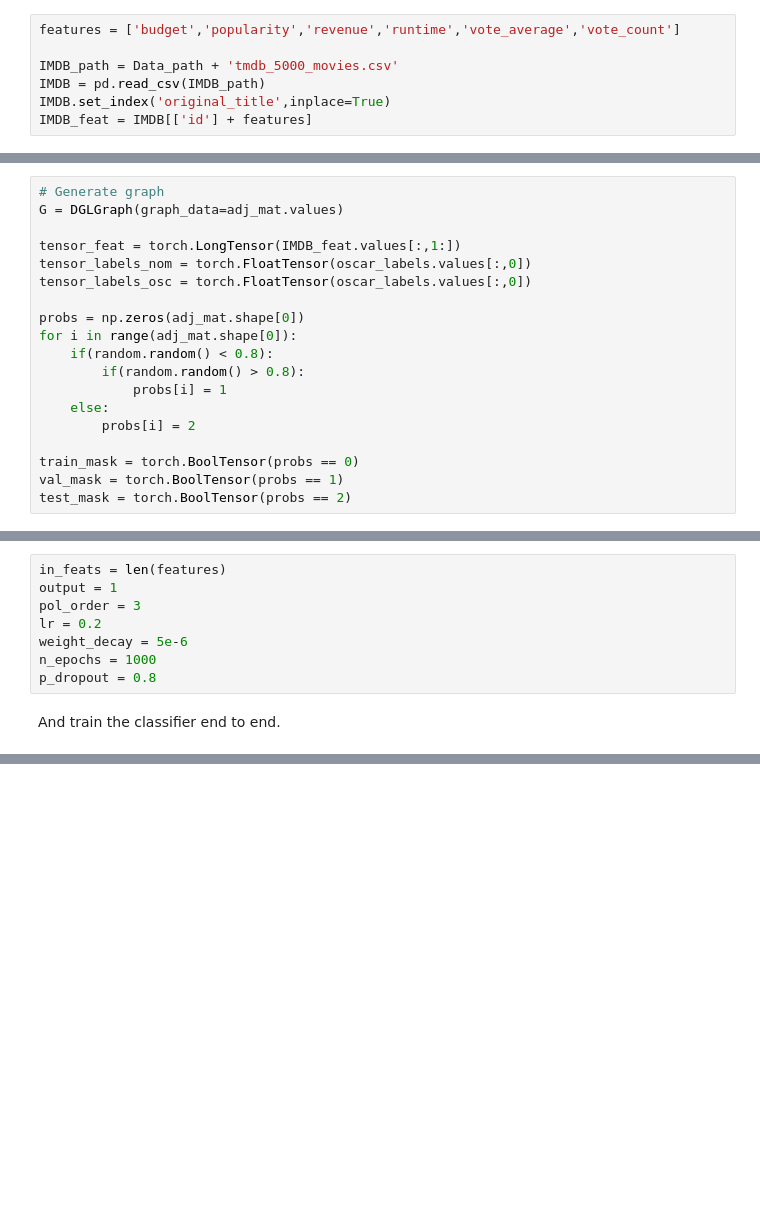
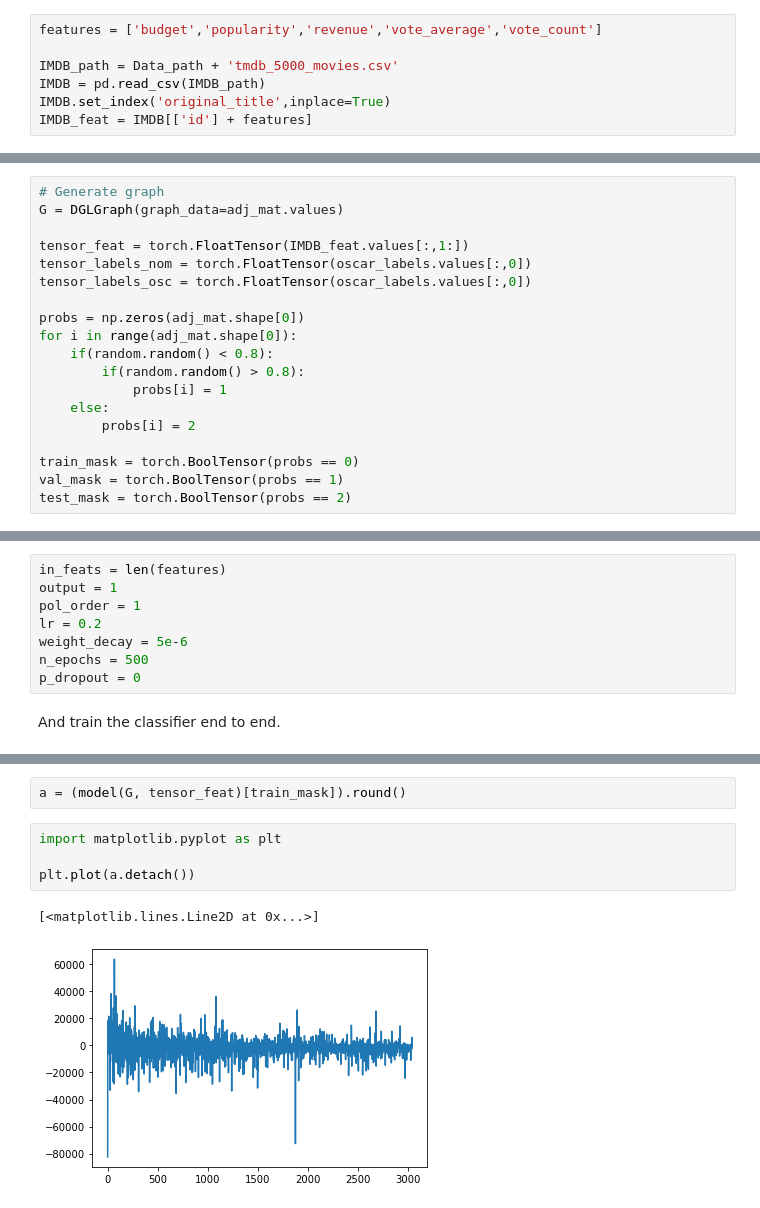
Before and after one commit to antoine-spahr/NTDS, a Jupyter notebook: Project/Machine_Learning.ipynb, the cells around one changed output, grey strips where cells are left out. Cells and saved outputs as stored; diff of their text form; blank space fills up the shorter version.

```diff
--- a/Project/Machine_Learning.ipynb
+++ b/Project/Machine_Learning.ipynb
@@ -51,5 +47,5 @@ weight_dict = {'names':names, 'weights':[0.25, 0.25, 0.25, 0.25]}
 # %%
-features = ['budget','popularity','revenue','runtime','vote_average','vote_count']
+features = ['budget','popularity','revenue','vote_average','vote_count']
 
 IMDB_path = Data_path + 'tmdb_5000_movies.csv'
 IMDB = pd.read_csv(IMDB_path)
@@ -81,7 +97,7 @@ for title in IMDB_movies:
 # Generate graph
 G = DGLGraph(graph_data=adj_mat.values)
 
-tensor_feat = torch.LongTensor(IMDB_feat.values[:,1:])
+tensor_feat = torch.FloatTensor(IMDB_feat.values[:,1:])
 tensor_labels_nom = torch.FloatTensor(oscar_labels.values[:,0])
 tensor_labels_osc = torch.FloatTensor(oscar_labels.values[:,0])
 
@@ -216,11 +221,11 @@ Choose the training parameters.
 # %%
 in_feats = len(features)
 output = 1
-pol_order = 3
+pol_order = 1
 lr = 0.2
 weight_decay = 5e-6
-n_epochs = 1000
-p_dropout = 0.8
+n_epochs = 500
+p_dropout = 0
 # %% [markdown]
 And train the classifier end to end.
 # %%
@@ -249,0 +274,9 @@ print("Test Accuracy {:.4%}".format(acc))
+# %%
+a = (model(G, tensor_feat)[train_mask]).round()
+# %%
+import matplotlib.pyplot as plt
+
+plt.plot(a.detach())
+# %% [output]
+[<matplotlib.lines.Line2D at 0x...>]
+[figure, added]
```
Also changed, not shown: parts of 6 cells of this notebook.
